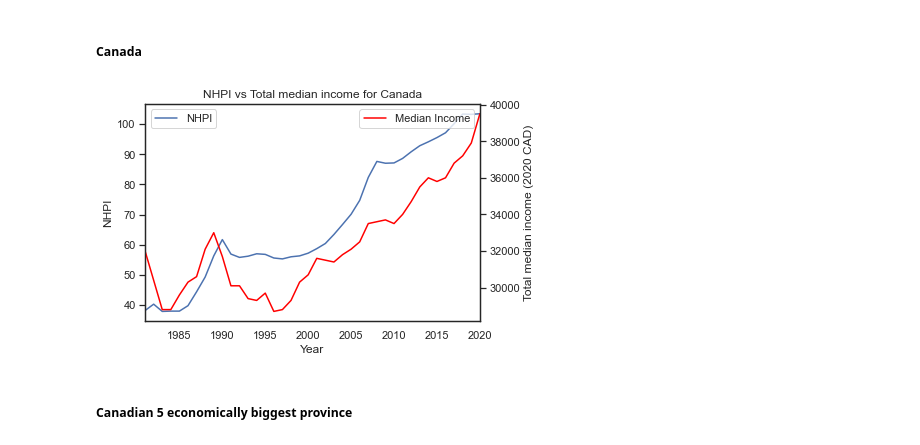
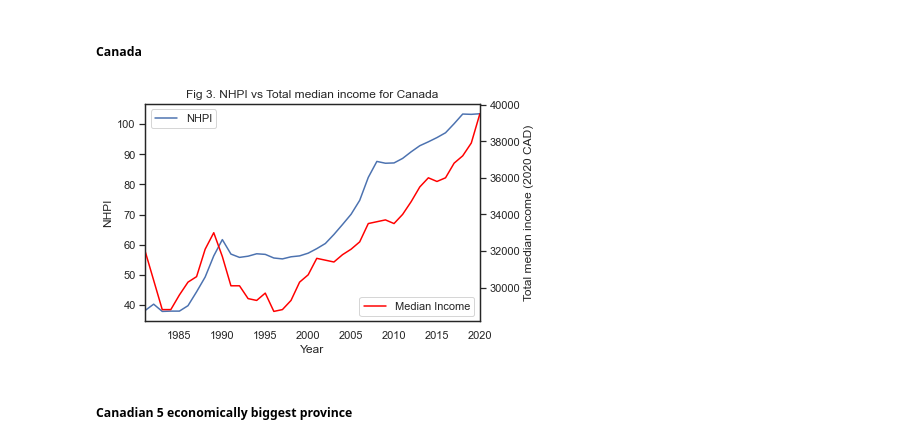
Before and after one commit to ChinhTranKaizen/StatCanHousing, a Jupyter notebook: DataAnalysis.ipynb, the cells around one changed output. Drawn from its saved outputs; the diff is of its cells as text; code cells hidden in the pictures.

```diff
--- a/DataAnalysis.ipynb
+++ b/DataAnalysis.ipynb
@@ -174,22 +175,22 @@ Among the listed factors, this work will only concern with incomes change and po
 # %%
 #Perform a query on 2 tables: NHPI and income
 NHPIvsIncome_CAN = df[df.GEO =='Canada'].merge(dfIncome_CAN,on='REF_DATE',suffixes=("_NHPI","_Income"))\
     .drop(columns=['GEO_NHPI','GEO_Income','New housing price indexes'])
 #Plot a 2 y-axes line plot
 sns.set_theme(style="white", palette=None)
 fig, ax1 = plt.subplots()
 ax2 = ax1.twinx()
 NHPIvsIncome_CAN.plot(x='REF_DATE',y='VALUE_NHPI',ax=ax1)
 ax1.set_ylabel('NHPI')
 ax1.set_xlabel('Year')
 ax1.legend(['NHPI'])
 NHPIvsIncome_CAN.plot(x='REF_DATE',y='VALUE_Income',color="red",ax=ax2)
 ax2.set_ylabel('Total median income (2020 CAD)')
-ax2.legend(['Median Income'])
-ax1.set_title('NHPI vs Total median income for Canada')
+ax2.legend(['Median Income'], loc = 4)
+ax1.set_title('Fig 3. NHPI vs Total median income for Canada')
 plt.show()
 # %% [output]
-[figure, old version]
+[figure, new version]
 # %% [markdown]
 ##### Canadian 5 economically biggest province
 # %% [markdown]
```
Also changed, not shown: parts of 25 cells of this notebook, 16 other files.
